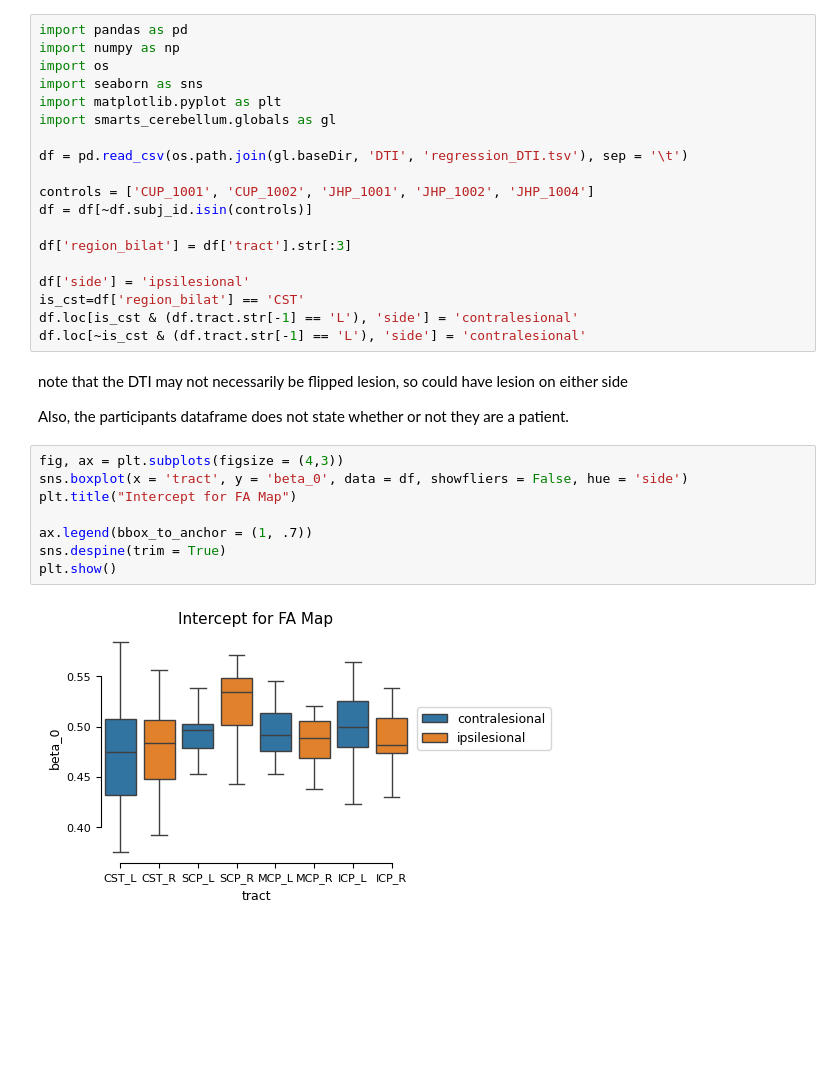
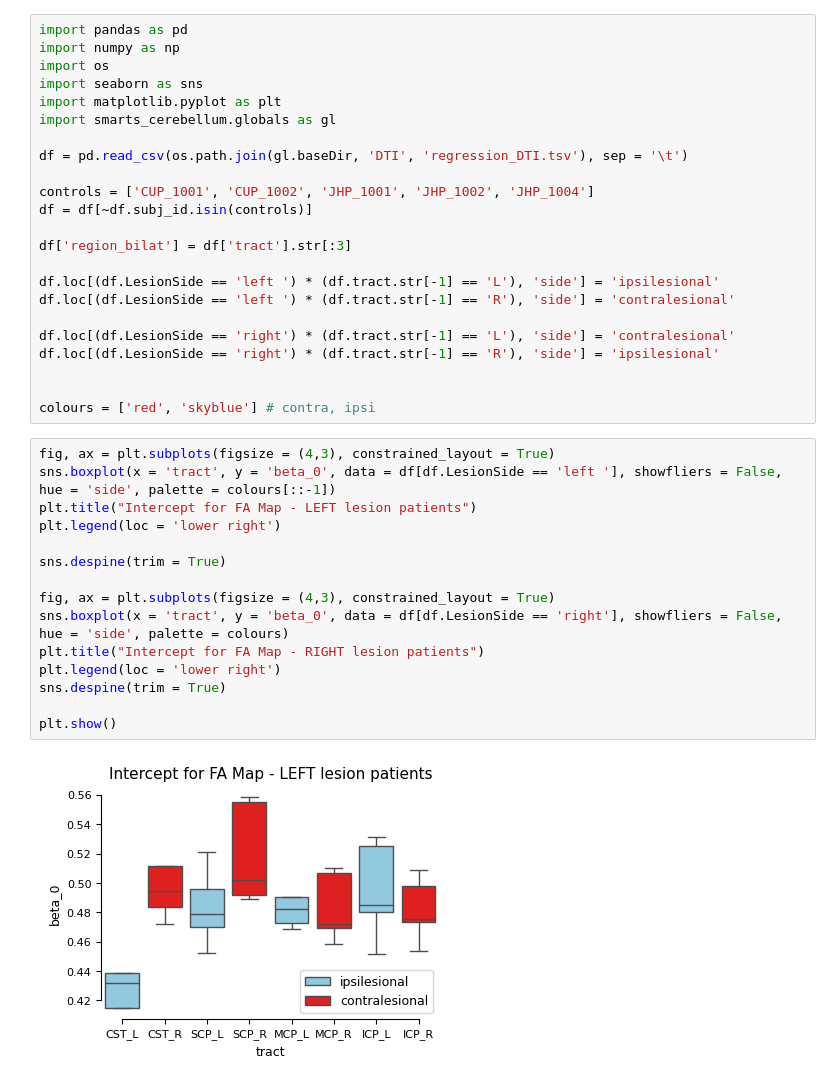
Before and after one commit to medhakp/smarts_cerebellum, a Jupyter notebook: notebooks/slope_mean_DTI.ipynb, the cells around one changed output. Saved outputs shown, nothing was run; the diff lists cells and outputs as text; blank space fills up the shorter version.

Commit message:
regression, lme per patient side

```diff
--- a/notebooks/slope_mean_DTI.ipynb
+++ b/notebooks/slope_mean_DTI.ipynb
@@ -13,21 +13,28 @@ df = df[~df.subj_id.isin(controls)]
 
 df['region_bilat'] = df['tract'].str[:3]
 
-df['side'] = 'ipsilesional'
-is_cst=df['region_bilat'] == 'CST'
-df.loc[is_cst & (df.tract.str[-1] == 'L'), 'side'] = 'contralesional'
-df.loc[~is_cst & (df.tract.str[-1] == 'L'), 'side'] = 'contralesional'
+df.loc[(df.LesionSide == 'left ') * (df.tract.str[-1] == 'L'), 'side'] = 'ipsilesional'
+df.loc[(df.LesionSide == 'left ') * (df.tract.str[-1] == 'R'), 'side'] = 'contralesional'
+
+df.loc[(df.LesionSide == 'right') * (df.tract.str[-1] == 'L'), 'side'] = 'contralesional'
+df.loc[(df.LesionSide == 'right') * (df.tract.str[-1] == 'R'), 'side'] = 'ipsilesional'
+
+
+colours = ['red', 'skyblue'] # contra, ipsi
-# %% [markdown]
-note that the DTI may not necessarily be flipped lesion, so could have lesion on either side
-
-Also, the participants dataframe does not state whether or not they are a patient.
 # %%
-fig, ax = plt.subplots(figsize = (4,3))
-sns.boxplot(x = 'tract', y = 'beta_0', data = df, showfliers = False, hue = 'side')
-plt.title("Intercept for FA Map")
+fig, ax = plt.subplots(figsize = (4,3), constrained_layout = True)
+sns.boxplot(x = 'tract', y = 'beta_0', data = df[df.LesionSide == 'left '], showfliers = False, hue = 'side', palette = colours[::-1])
+plt.title("Intercept for FA Map - LEFT lesion patients")
+plt.legend(loc = 'lower right')
 
-ax.legend(bbox_to_anchor = (1, .7))
 sns.despine(trim = True)
+
+fig, ax = plt.subplots(figsize = (4,3), constrained_layout = True)
+sns.boxplot(x = 'tract', y = 'beta_0', data = df[df.LesionSide == 'right'], showfliers = False, hue = 'side', palette = colours)
+plt.title("Intercept for FA Map - RIGHT lesion patients")
+plt.legend(loc = 'lower right')
+sns.despine(trim = True)
+
 plt.show()
 # %% [output]
-[figure, old version]
+[figure, new version]
```
Also changed, not shown: parts of 2 cells of this notebook, 3 other files.
